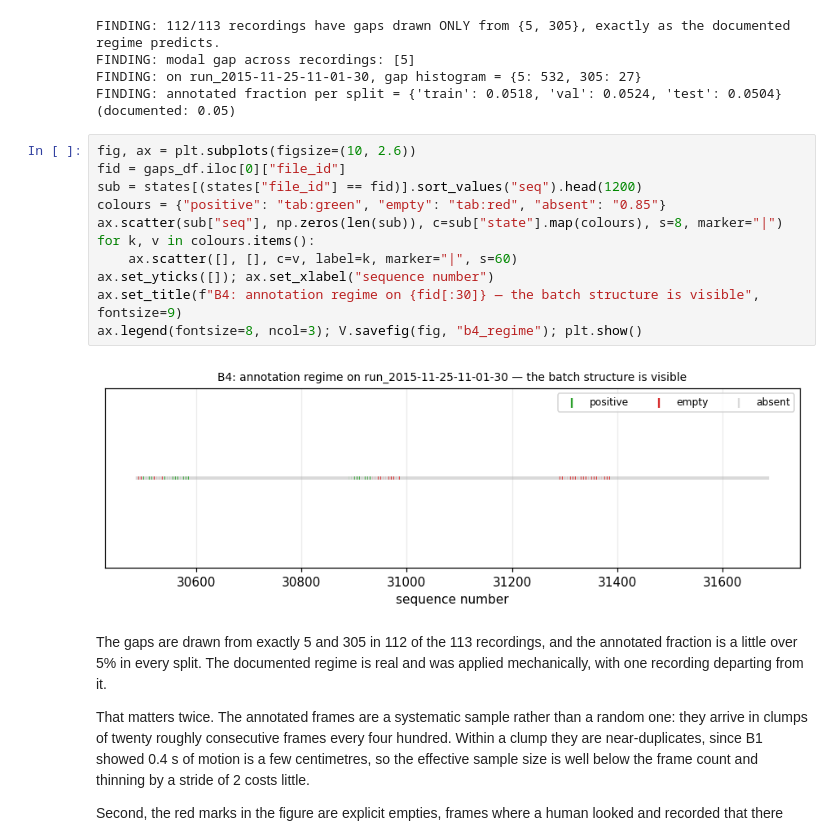
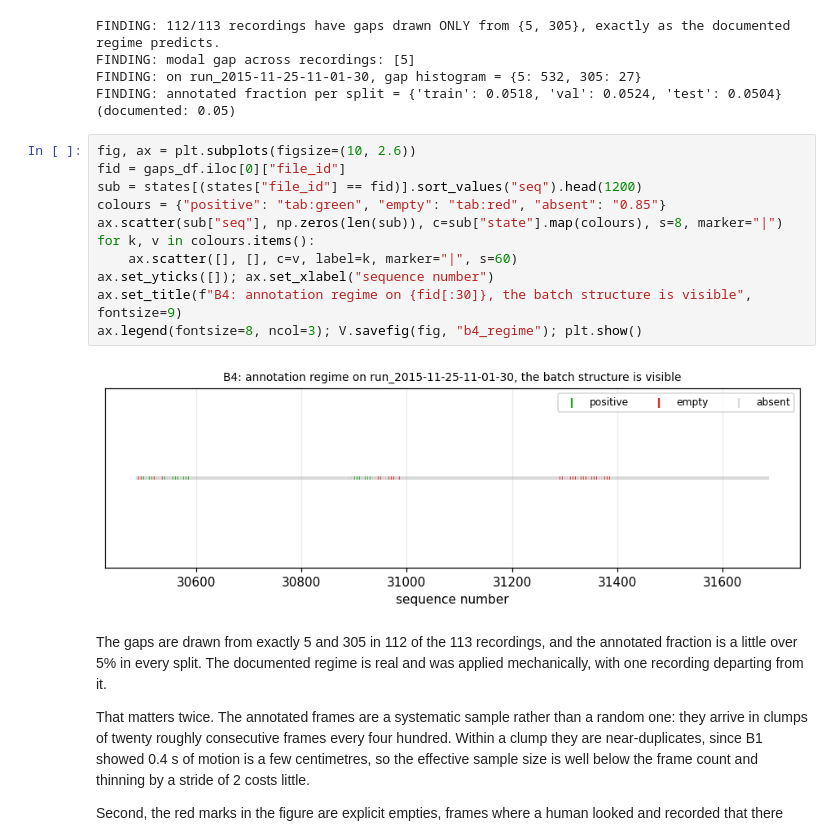
Before and after one commit to Raspberry-11/Assignment, a Jupyter notebook: notebook.ipynb, the cells around one changed output. Drawn from its saved outputs; the diff is of its cells as text.

```diff
--- a/notebook.ipynb
+++ b/notebook.ipynb
@@ -1053,16 +1052,16 @@ FINDING: annotated fraction per split = {'train': 0.0518, 'val': 0.0524, 'test':
 # %%
 fig, ax = plt.subplots(figsize=(10, 2.6))
 fid = gaps_df.iloc[0]["file_id"]
 sub = states[(states["file_id"] == fid)].sort_values("seq").head(1200)
 colours = {"positive": "tab:green", "empty": "tab:red", "absent": "0.85"}
 ax.scatter(sub["seq"], np.zeros(len(sub)), c=sub["state"].map(colours), s=8, marker="|")
 for k, v in colours.items():
     ax.scatter([], [], c=v, label=k, marker="|", s=60)
 ax.set_yticks([]); ax.set_xlabel("sequence number")
-ax.set_title(f"B4: annotation regime on {fid[:30]} — the batch structure is visible", fontsize=9)
+ax.set_title(f"B4: annotation regime on {fid[:30]}, the batch structure is visible", fontsize=9)
 ax.legend(fontsize=8, ncol=3); V.savefig(fig, "b4_regime"); plt.show()
 # %% [output]
-[figure, old version]
+[figure, new version]
 # %% [markdown]
 The gaps are drawn from exactly 5 and 305 in 112 of the 113 recordings, and the annotated
 fraction is a little over 5% in every split. The documented regime is real and was applied
```
Also changed, not shown: parts of 27 cells of this notebook, 28 other files.
